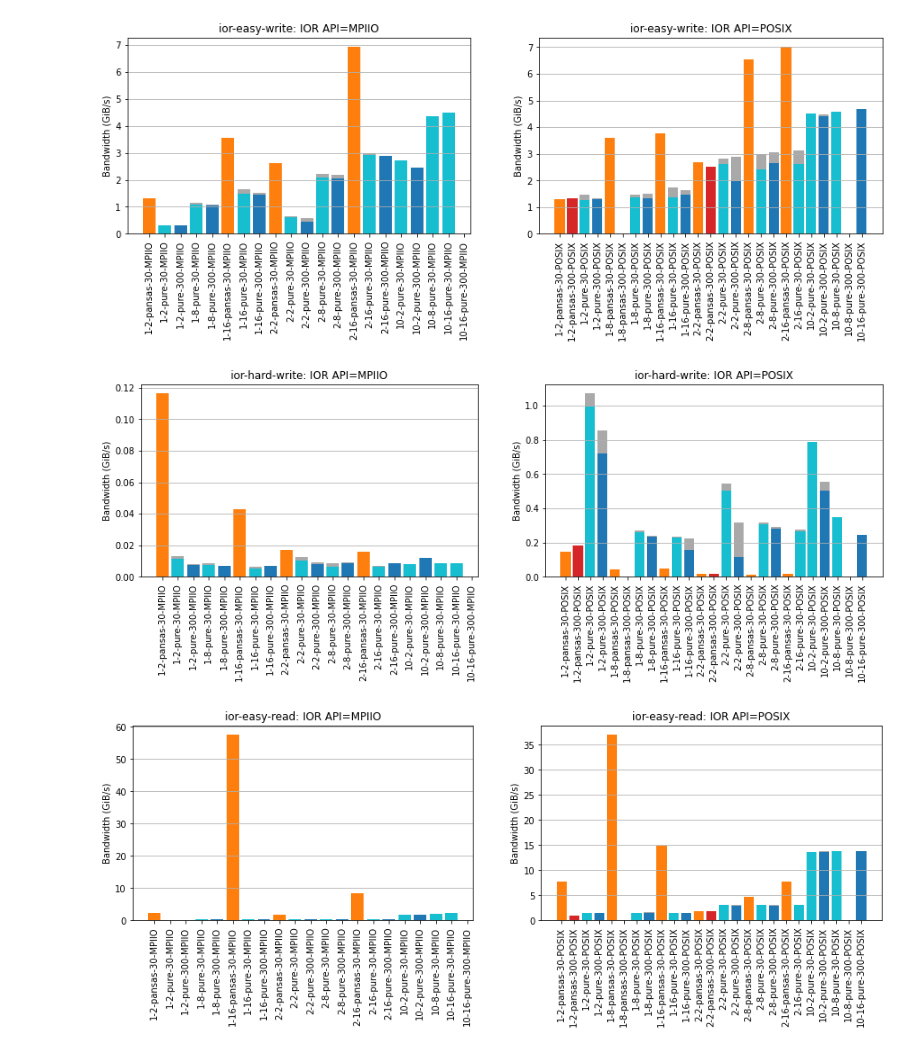
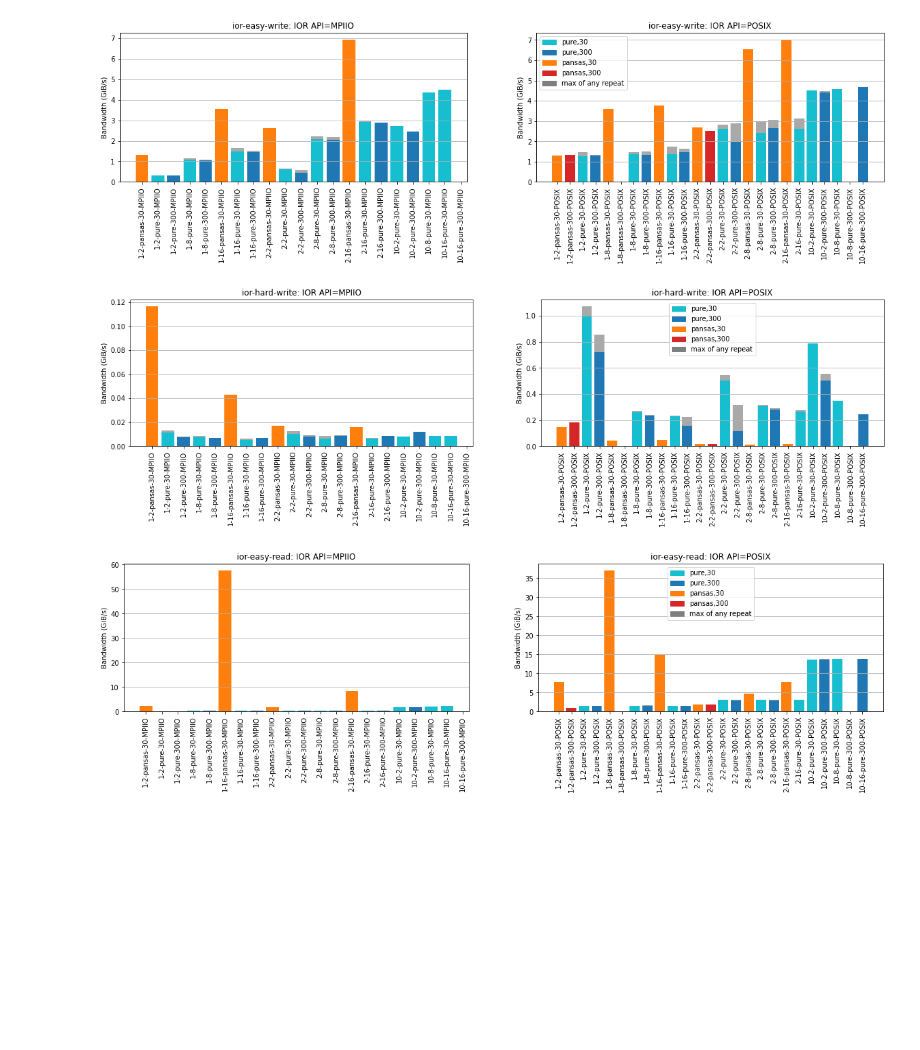
Before and after one commit to stackhpc/jasmin-fs-benchmark, a Jupyter notebook: io500/plotter.ipynb, the cells around one changed output. Drawn from its saved outputs; the diff is of its cells as text; code cells hidden in the pictures; blank space fills up the shorter version.

Commit message:
add legend to barplot

```diff
--- a/io500/plotter.ipynb
+++ b/io500/plotter.ipynb
@@ -111,37 +111,46 @@ def split_tests(df):
 # %%
 # plot 2x barcharts, MPIIO and POSIX per row, where a row is an io500 etest, e.g. ior-easy-write.
 # bars are coloured by stonewall time
+
+import matplotlib.patches as mpatches
+
 grouper = ['nodes', 'ntasks_per_node', 'filesystem.name', 'stonewall', 'ior_api']
 filtered_results = results
 metrics = split_tests(filtered_results)
-color_options = { # for default cycle colours see https://matplotlib.org/stable/users/prev_whats_new/dflt_style_changes.html#colors-in-default-property-cycle
-                ('pure', 30): 'C9', # light blue
-                ('pure', 300): 'C0', # mid blue
-                ('pansas', 30): 'C1', # orange
-                ('pansas', 300): 'C3', # red
+color_options = { # see tableau palette https://matplotlib.org/stable/gallery/color/named_colors.html
+                ('pure', 30): 'tab:cyan',
+                ('pure', 300): 'tab:blue',
+                ('pansas', 30): 'tab:orange',
+                ('pansas', 300): 'tab:red', # red
+                ('max of any repeat',): 'tab:gray',
 }
+
+legend_entries = [mpatches.Patch(color=v, label=','.join([str(x) for x in k])) for k, v in color_options.items()]
+
+
 for im, (metric_name, metric) in enumerate(metrics.items()):
     for ic, col in enumerate(metric['cols']):
         col_results = metric['results'][descr_cols + [col]]
 
         grouped = col_results.groupby('ior_api')
-        fig, axs = plt.subplots(figsize=(15, 4), nrows=1, ncols=len(grouped))
+        fig, axs = plt.subplots(figsize=(20, 4), nrows=1, ncols=len(grouped))
         for ig, (g, group) in enumerate(grouped):
             ax = axs[ig]
             mins = group.groupby(grouper).min().reset_index() # reset ditches heirarchical index
             maxs = group.groupby(grouper).max().reset_index()
 
             barcolors = [color_options[z] for z in zip(mins['filesystem.name'], mins['stonewall'])]
 
             labels = mins[grouper].astype(str).agg('-'.join, axis='columns')
             y_pos=range(len(mins))
             ax.bar(y_pos, maxs[col], label='min', color='darkgray')
             ax.bar(y_pos, mins[col], label='max', color=barcolors)
             ax.set_xticks(y_pos, labels, rotation=90)
             ax.set_ylabel(f"{ metric['name'] } ({ metric['unit'] })")
             ax.set_title(f'{ col }: IOR API={ g }')
             ax.grid(visible=True, axis='y')
+        axs[1].legend(handles=legend_entries)
 # %% [output]
-[figure, old version]
+[figure, new version]
-[figure, old version]
+[figure, new version]
-[figure, old version]
+[figure, new version]
```
Also changed, not shown: parts of 1 cell of this notebook.
